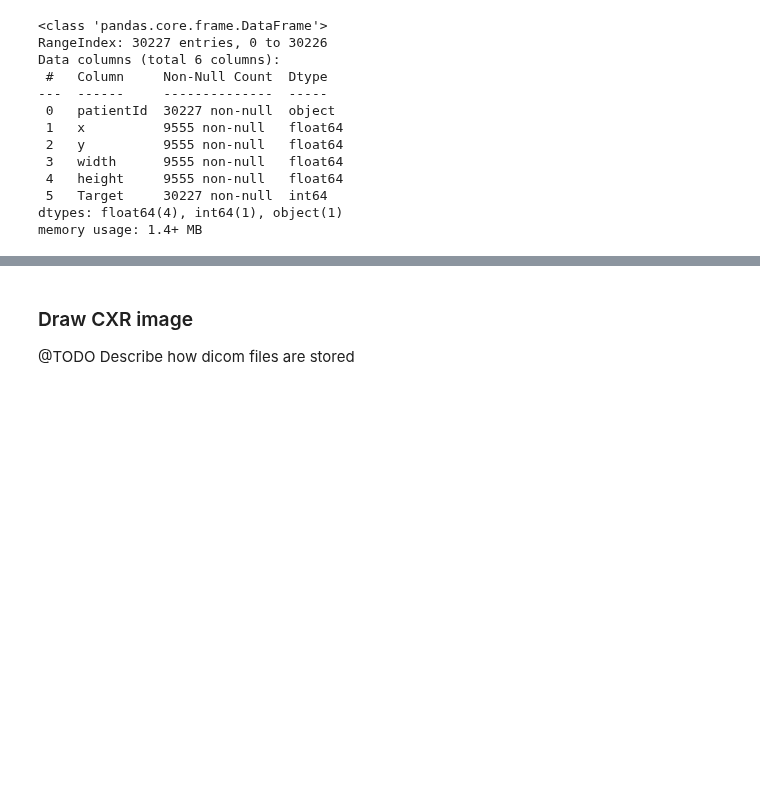
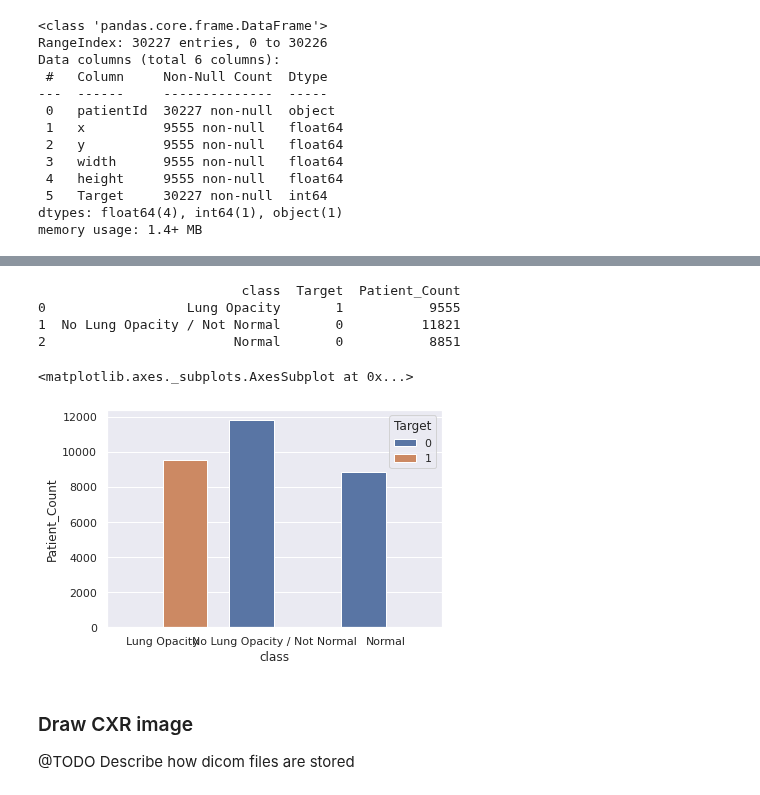
Before and after one commit to pswaruppk/GL_CAPSTONE, a Jupyter notebook: pneumonia_detection.ipynb, the cells around one changed output, grey strips where cells are left out. Saved outputs shown, nothing was run; the diff lists cells and outputs as text; code cells hidden in the pictures; blank space fills up the shorter version.

```diff
--- a/pneumonia_detection.ipynb
+++ b/pneumonia_detection.ipynb
@@ -153,3 +206,16 @@ Unique patients:26684
+# %%
+#Lets check how  each class(3) is distributed among each target(0,1))
+class_target = pd_pnm.groupby(['class','Target']).size().reset_index(name='Patient_Count')
+print(class_target.head())
+# class_target['class']
+sns.barplot(x="class",y ="Patient_Count",hue='Target',data=class_target)
+# %% [output]
+                          class  Target  Patient_Count
+0                  Lung Opacity       1           9555
+1  No Lung Opacity / Not Normal       0          11821
+2                        Normal       0           8851
+<matplotlib.axes._subplots.AxesSubplot at 0x...>
+[figure, added]
 # %% [markdown]
 ### Draw CXR image
 
```
Also changed, not shown: parts of 14 cells of this notebook.
